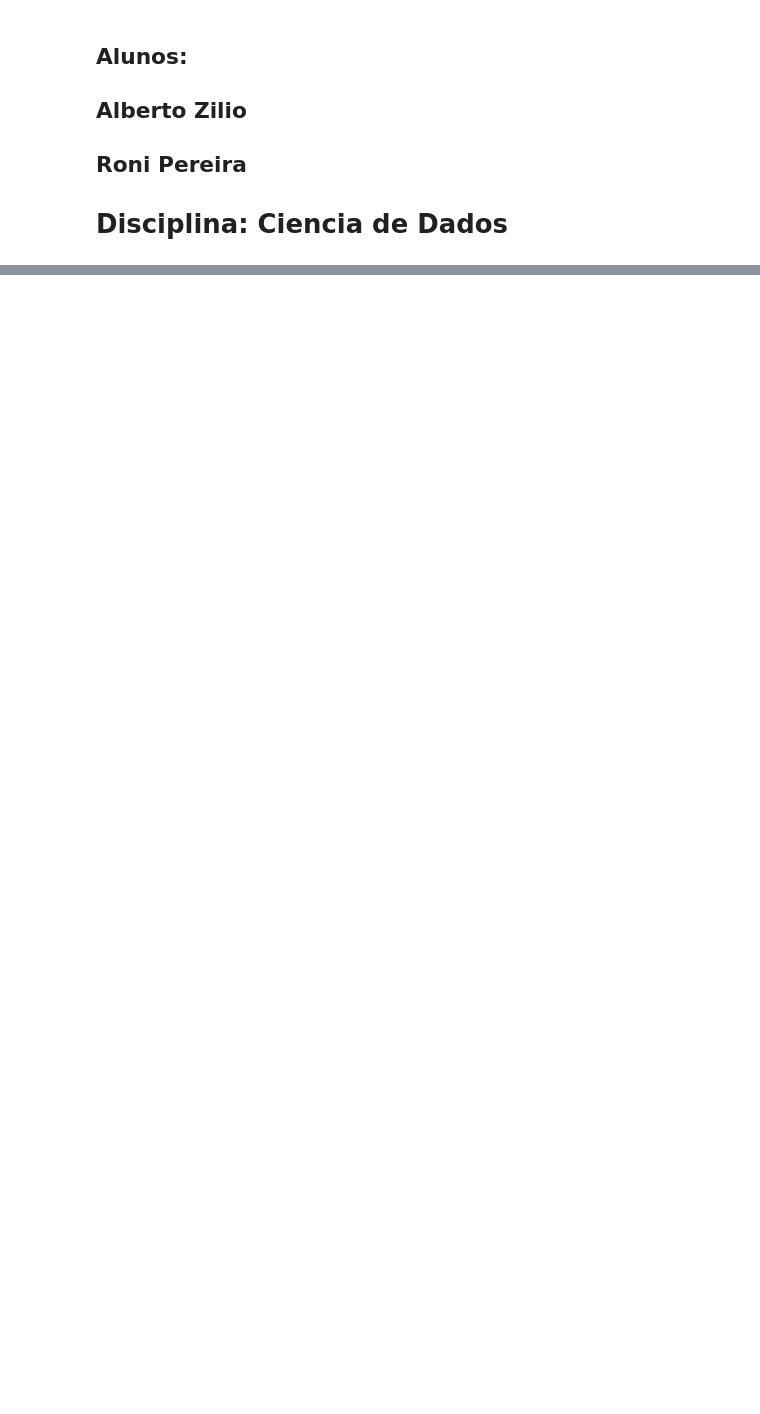
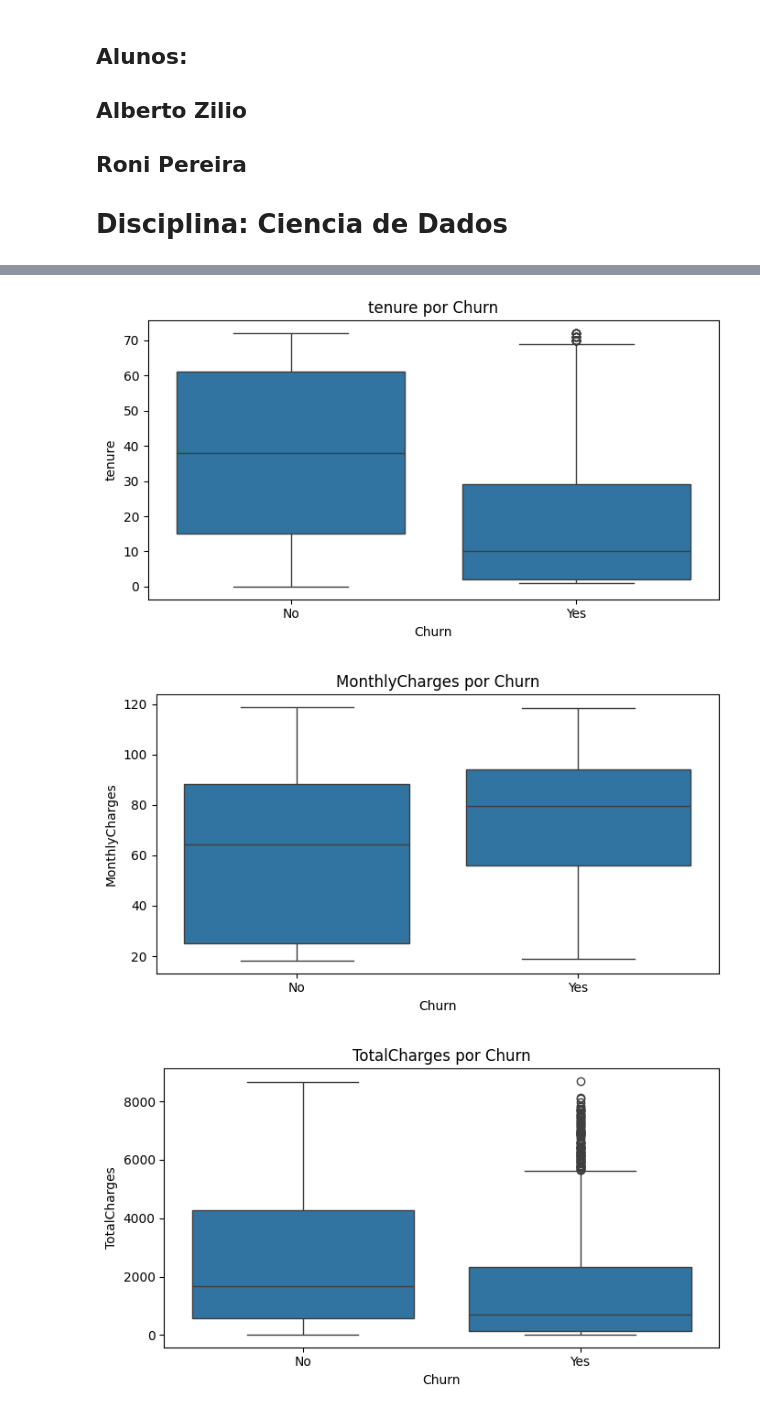
Before and after one commit to zilioalberto/Ciencia_De_Dados_Analise_Exploratoria, a Jupyter notebook: Eda_Churn.ipynb, the cells around one changed output, grey strips where cells are left out. Saved outputs shown, nothing was run; the diff lists cells and outputs as text; code cells hidden in the pictures; blank space fills up the shorter version.

```diff
--- a/Eda_Churn.ipynb
+++ b/Eda_Churn.ipynb
@@ -28,0 +175,25 @@ else:
+# %%
+# Passo 04: Relação entre Variáveis Numéricas e o Churn
+
+
+# Garantir que TotalCharges foi coerida para número (Passo 01 já trata; mas reforçamos)
+if 'TotalCharges' in df_churn.columns:
+    df_churn['TotalCharges'] = pd.to_numeric(df_churn['TotalCharges'], errors='coerce')
+
+num_vars = ['tenure', 'MonthlyCharges', 'TotalCharges']
+num_vars = [c for c in num_vars if c in df_churn.columns]
+
+for col in num_vars:
+    plt.figure(figsize=(7,4))
+    sns.boxplot(x='Churn', y=col, data=df_churn)
+    plt.title(f'{col} por Churn')
+    plt.tight_layout()
+    plt.show()
+
+# Estatísticas resumidas por grupo
+resumo = df_churn.groupby('Churn')[num_vars].agg(['median','mean','std','min','max'])
+display(resumo)
+# %% [output]
+[figure, added]
+[figure, added]
+[figure, added]
```
Also changed, not shown: parts of 7 cells of this notebook.
